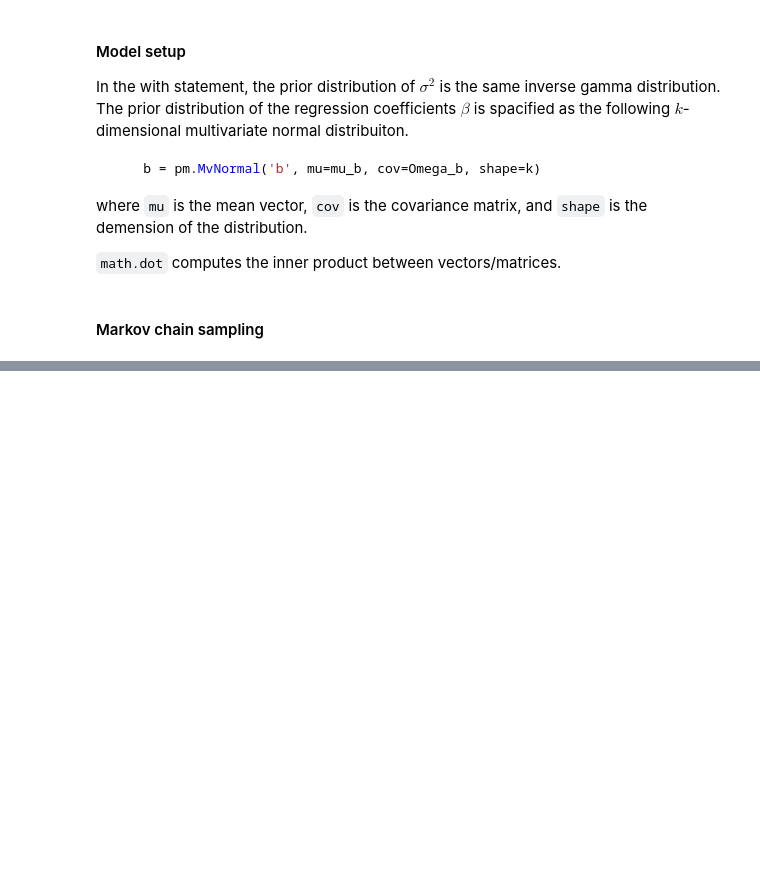
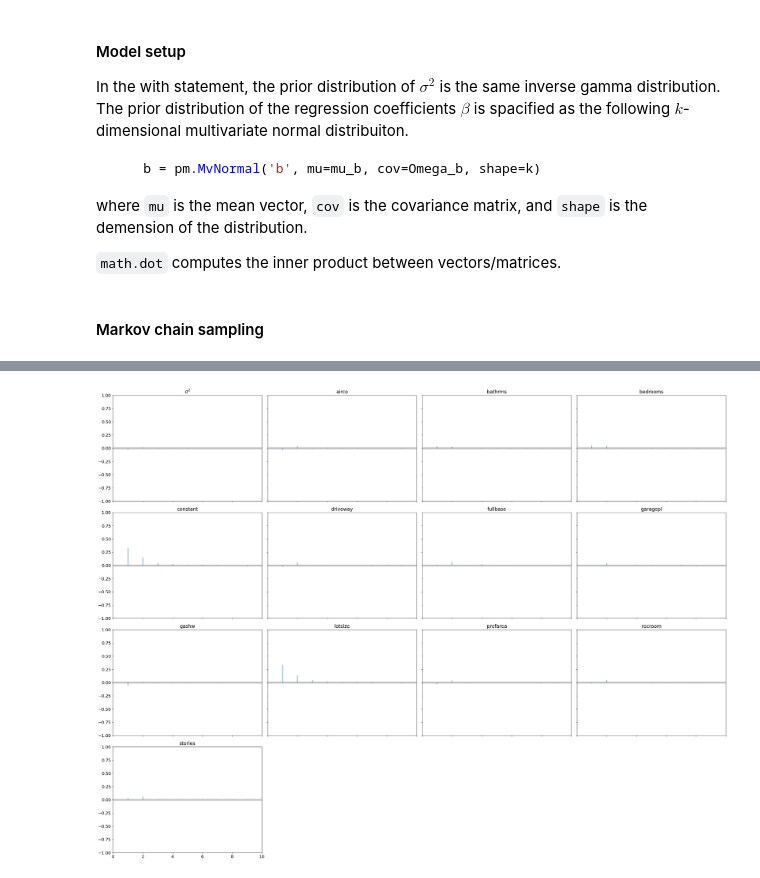
Before and after one commit to nakatsuma/probability_and_statistics, a Jupyter notebook: notebook-a/housing_price.ipynb, the cells around one changed output, grey strips where cells are left out. Cells and saved outputs as stored; diff of their text form; code cells hidden in the pictures; blank space fills up the shorter version.

Commit message:
Add autocorrelation plots

```diff
--- a/notebook-a/housing_price.ipynb
+++ b/notebook-a/housing_price.ipynb
@@ -177,3 +177,9 @@ plt.show()
+# %%
+az.plot_autocorr(sim_param, max_lag=10, combined=True)
+plt.tight_layout()
+plt.show()
+# %% [output]
+[figure, added]
 # %%
 az.plot_posterior(sim_param, kind='kde', point_estimate='mean', hdi_prob=0.95)
 plt.tight_layout()
```
Also changed, not shown: parts of 3 cells of this notebook, 9 other files.
